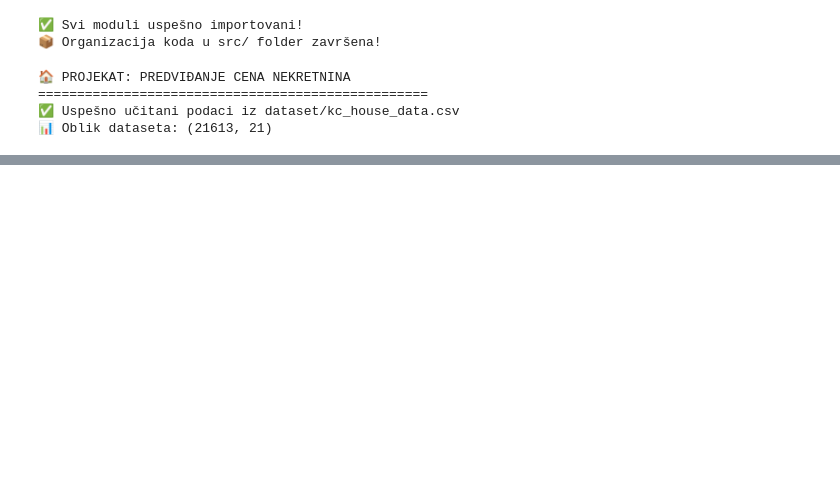
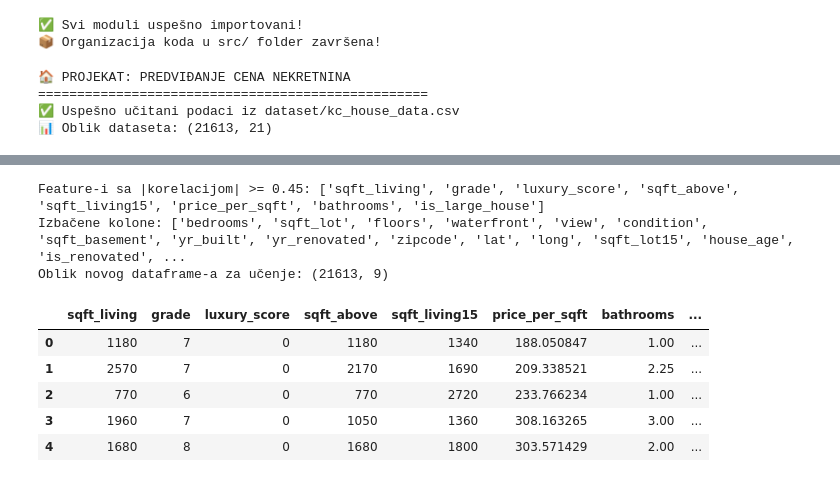
Before and after one commit to MihailoVukorep/mu1_proj, a Jupyter notebook: main.ipynb, the cells around one changed output, grey strips where cells are left out. Drawn from its saved outputs; the diff is of its cells as text; code cells hidden in the pictures; blank space fills up the shorter version.

```diff
--- a/main.ipynb
+++ b/main.ipynb
@@ -142,0 +125,20 @@ Test set: 3242 uzoraka (15.0%)
+# %%
+# ===================================================================
+# 3. SELEKCIJA FEATURE-A NA OSNOVU KORELACIJE
+# ===================================================================
+
+CORELATION_LIMIT = 0.45
+
+if df_processed is not None:
+    selected_df, selected_features, dropped_features = select_features_by_correlation(df_processed, CORELATION_LIMIT)
+    display(selected_df.head())
+# %% [output]
+Feature-i sa |korelacijom| >= 0.45: ['sqft_living', 'grade', 'luxury_score', 'sqft_above', 'sqft_living15', 'price_per_sqft', 'bathrooms', 'is_large_house']
+Izbačene kolone: ['bedrooms', 'sqft_lot', 'floors', 'waterfront', 'view', 'condition', 'sqft_basement', 'yr_built', 'yr_renovated', 'zipcode', 'lat', 'long', 'sqft_lot15', 'house_age', 'is_renovated', ...
+Oblik novog dataframe-a za učenje: (21613, 9)
+|  | sqft_living | grade | luxury_score | sqft_above | sqft_living15 | price_per_sqft | bathrooms | ... |
+| 0 | 1180 | 7 | 0 | 1180 | 1340 | 188.050847 | 1.00 | ... |
+| 1 | 2570 | 7 | 0 | 2170 | 1690 | 209.338521 | 2.25 | ... |
+| 2 | 770 | 6 | 0 | 770 | 2720 | 233.766234 | 1.00 | ... |
+| 3 | 1960 | 7 | 0 | 1050 | 1360 | 308.163265 | 3.00 | ... |
+| 4 | 1680 | 8 | 0 | 1680 | 1800 | 303.571429 | 2.00 | ... |
```
Also changed, not shown: parts of 11 cells of this notebook, 1 other file.
